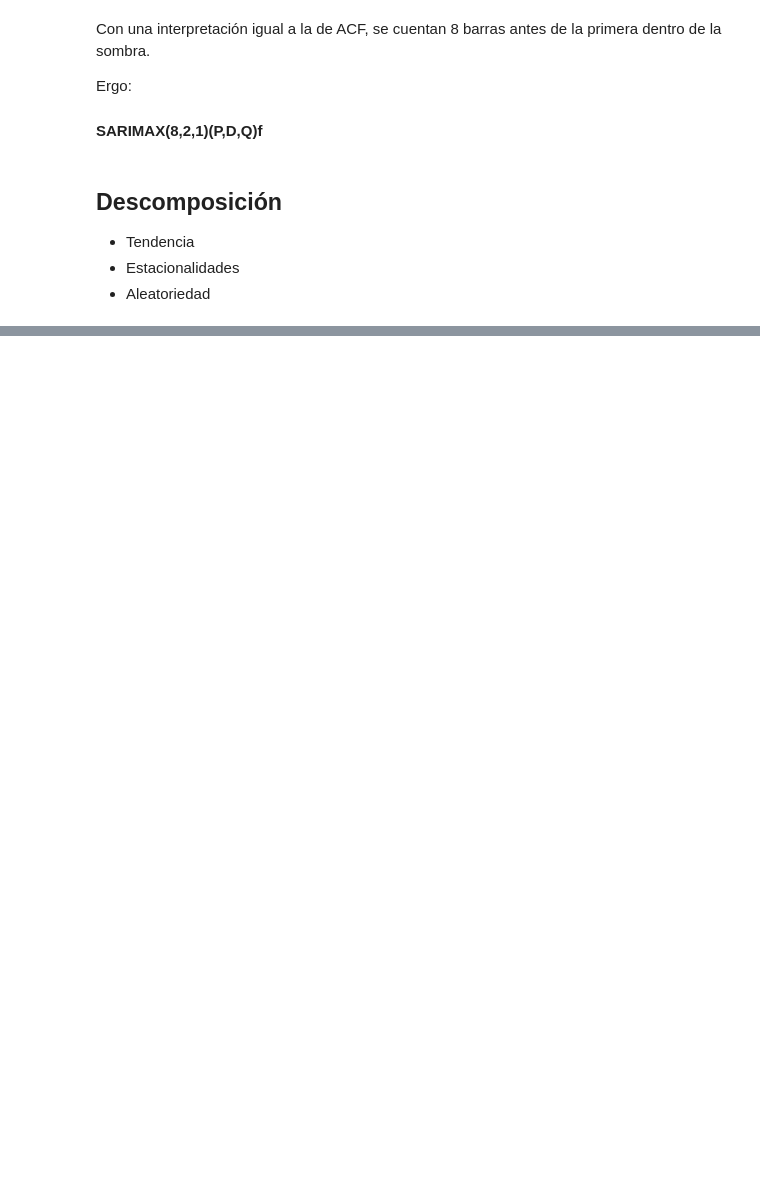
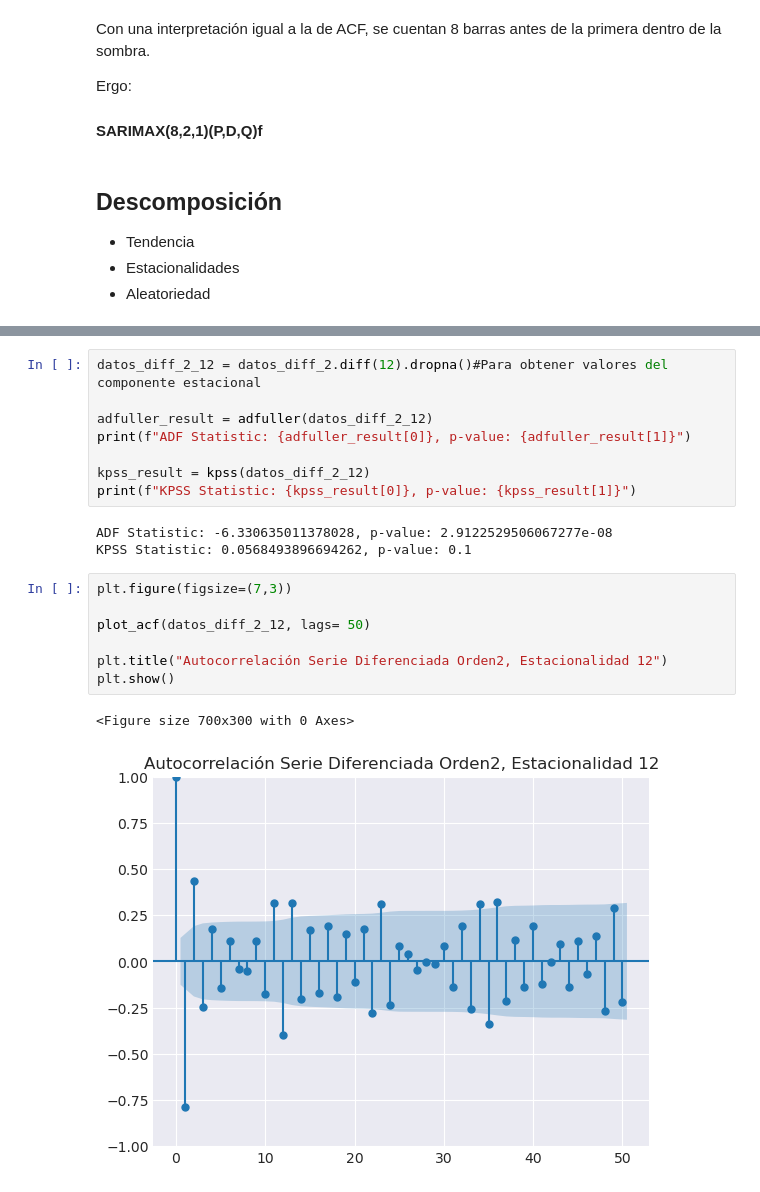
Before and after one commit to SGiraldoZ/NBs_BI, a Jupyter notebook: modelos_regresivos_sarimax.ipynb, the cells around one changed output, grey strips where cells are left out. Cells and saved outputs as stored; diff of their text form; blank space fills up the shorter version.

```diff
--- a/modelos_regresivos_sarimax.ipynb
+++ b/modelos_regresivos_sarimax.ipynb
@@ -272,0 +286,21 @@ Text(0.5, 1.0, 'Aleatoriedad Diferencial Orden 2')
+# %%
+datos_diff_2_12 = datos_diff_2.diff(12).dropna()#Para obtener valores del componente estacional
+
+adfuller_result = adfuller(datos_diff_2_12)
+print(f"ADF Statistic: {adfuller_result[0]}, p-value: {adfuller_result[1]}")
+
+kpss_result = kpss(datos_diff_2_12)
+print(f"KPSS Statistic: {kpss_result[0]}, p-value: {kpss_result[1]}")
+# %% [output]
+ADF Statistic: -6.330635011378028, p-value: 2.9122529506067277e-08
+KPSS Statistic: 0.0568493896694262, p-value: 0.1
+# %%
+plt.figure(figsize=(7,3))
+
+plot_acf(datos_diff_2_12, lags= 50)
+
+plt.title("Autocorrelación Serie Diferenciada Orden2, Estacionalidad 12")
+plt.show()
+# %% [output]
+<Figure size 700x300 with 0 Axes>
+[figure, added]
```
Also changed, not shown: parts of 30 cells of this notebook.
